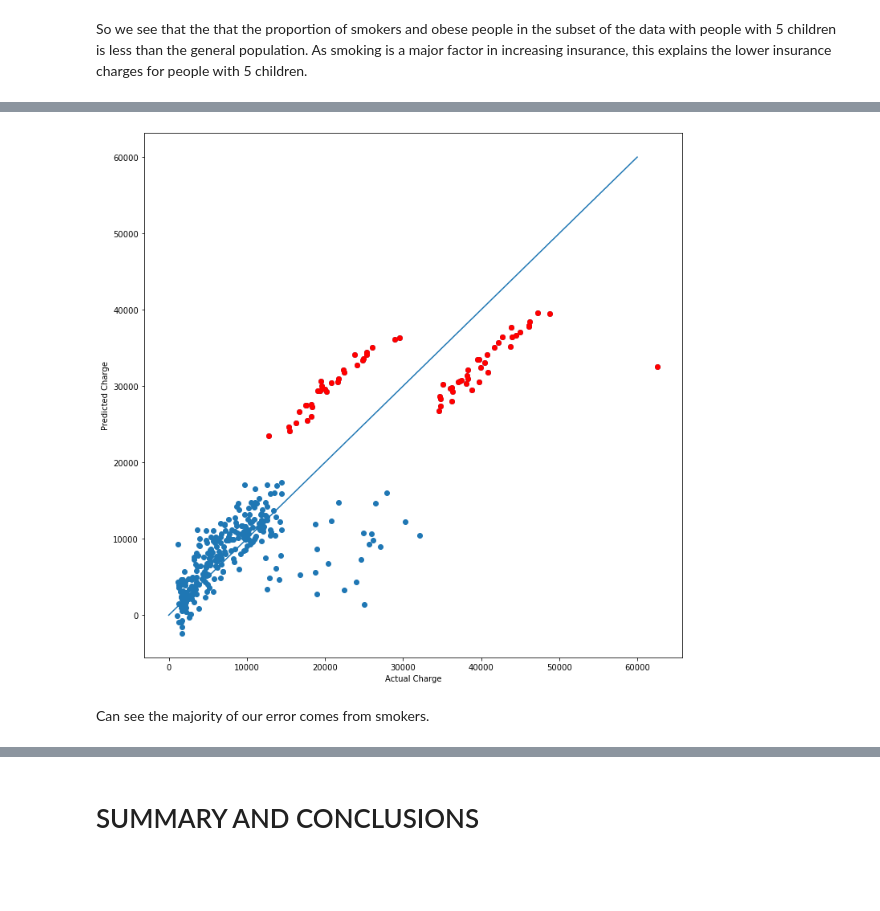
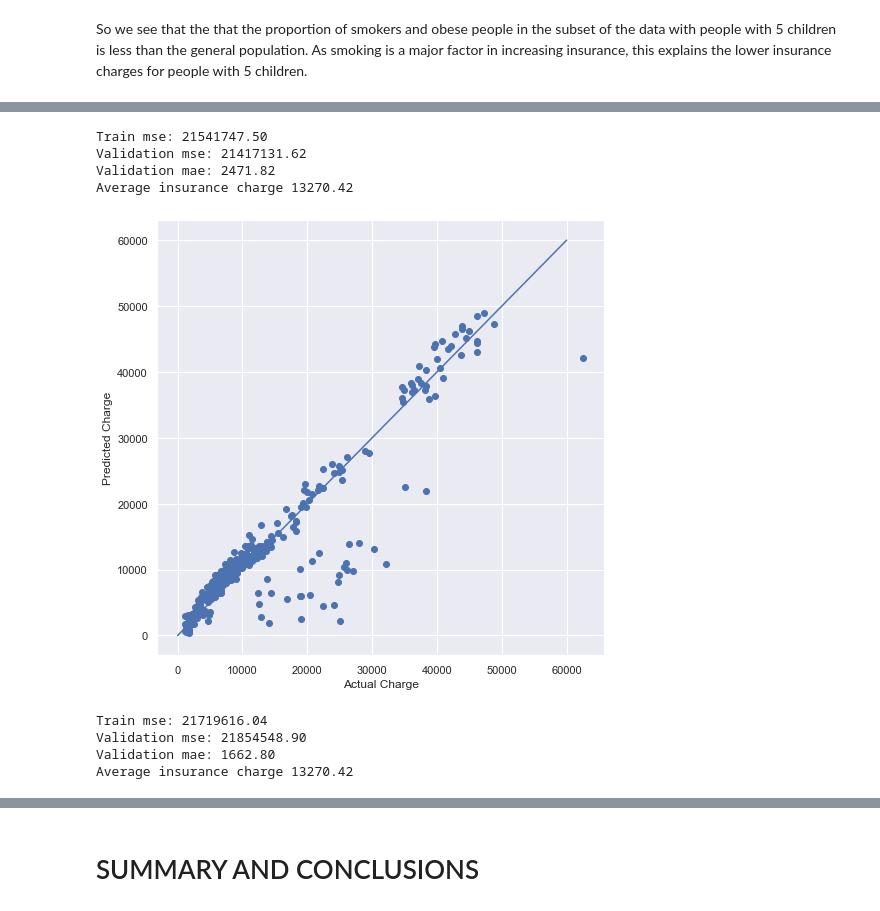
Before and after one commit to beniamp/US_Insurance_Analysis, a Jupyter notebook: us-medical-insurance-costs.ipynb, the cells around one changed output, grey strips where cells are left out. Saved outputs shown, nothing was run; the diff lists cells and outputs as text; code cells hidden in the pictures; blank space fills up the shorter version.

Commit message:
Cleaned up figures, added some more models

```diff
--- a/us-medical-insurance-costs.ipynb
+++ b/us-medical-insurance-costs.ipynb
@@ -12,6 +12,11 @@ from sklearn.linear_model import LinearRegression as LR
 from sklearn.model_selection import train_test_split as tts
 from sklearn.metrics import mean_squared_error as mse
 from sklearn.metrics import mean_absolute_error as mae
+from sklearn.svm import LinearSVR, SVR
+from sklearn.kernel_ridge import KernelRidge
+import warnings
+warnings.filterwarnings("ignore")
+sns.set_theme()
 # %%
 df = pd.read_csv("insurance.csv")
 # %%
@@ -553,0 +685,8 @@ Average insurance charge 13270.42
+# %%
+plt.rcParams['figure.figsize'] = [8, 8]
+plt.scatter(y_vali, pred_vali)
+plt.plot(list(range(int(y.max()))),list(range(int(y.max()))))
+plt.xlabel('Actual Charge')
+plt.ylabel('Predicted Charge')
+plt.title('OLS predicted charge vs actual charge')
+plt.show()
@@ -554,12 +697,51 @@ Average insurance charge 13270.42
+# %%
+linear_SVR = LinearSVR(random_state=0, tol=1e-05, loss = 'squared_epsilon_insensitive', epsilon = 1, C = 10000/2, max_iter = 100000)
+linear_SVR.fit(X_train, y_train)
+
+pred_train = linear_SVR.predict(X_train)
+pred_vali = linear_SVR.predict(X_vali)
+
+mse_train = mse(pred_train, y_train)
+mse_vali = mse(pred_vali, y_vali)
+mae_vali = mae(pred_vali, y_vali)
+
+
+print('Train mse: {:.2f}'.format(mse_train))
+print('Validation mse: {:.2f}'.format(mse_vali))
+print('Validation mae: {:.2f}'.format(mae_vali))
+print('Average insurance charge {:.2f}'.format(mean_charge))
+# %% [output]
+Train mse: 21541747.50
+Validation mse: 21417131.62
+Validation mae: 2471.82
+Average insurance charge 13270.42
 # %%
-plt.rcParams['figure.figsize'] = [12, 12]
 plt.scatter(y_vali, pred_vali)
-plt.scatter(y_vali[X_vali['yes'] == 1], pred_vali[X_vali['yes'] == 1], c = 'red')
+# plt.scatter(y_vali[X_vali['yes'] == 1], pred_vali[X_vali['yes'] == 1], c = 'red')
 plt.plot(list(range(60000)),list(range(60000)))
 plt.xlabel('Actual Charge')
 plt.ylabel('Predicted Charge')
 plt.show()
 # %% [output]
-[figure, old version]
+[figure, new version]
-# %% [markdown]
-Can see the majority of our error comes from smokers.
+# %%
+SVR_mod = SVR(C = 100000, epsilon=1)
+SVR_mod.fit(X_train, y_train)
+
+pred_train = SVR_mod.predict(X_train)
+pred_vali = SVR_mod.predict(X_vali)
+
+mse_train = mse(pred_train, y_train)
+mse_vali = mse(pred_vali, y_vali)
+mae_vali = mae(pred_vali, y_vali)
+
+
+print('Train mse: {:.2f}'.format(mse_train))
+print('Validation mse: {:.2f}'.format(mse_vali))
+print('Validation mae: {:.2f}'.format(mae_vali))
+print('Average insurance charge {:.2f}'.format(mean_charge))
+# %% [output]
+Train mse: 21719616.04
+Validation mse: 21854548.90
+Validation mae: 1662.80
+Average insurance charge 13270.42
```
Also changed, not shown: parts of 46 cells of this notebook.
